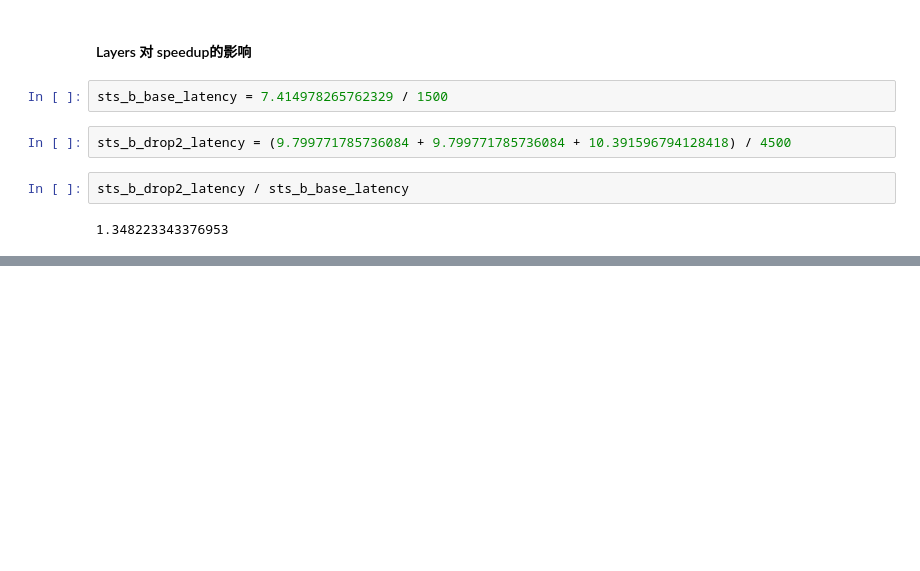
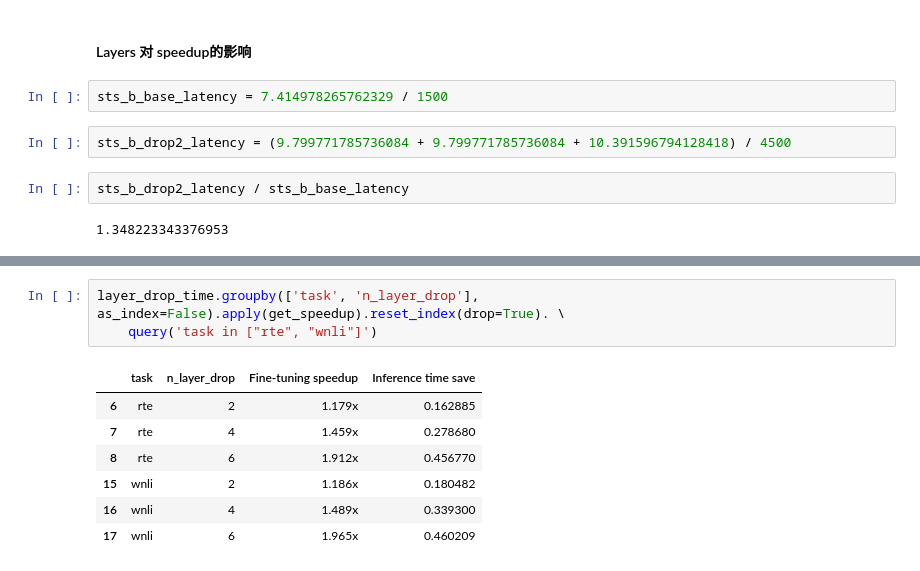
Before and after one commit to hannawong/Bert_compression, a Jupyter notebook: logs/result_cleaning.ipynb, the cells around one changed output, grey strips where cells are left out. Cells and saved outputs as stored; diff of their text form; blank space fills up the shorter version.

```diff
--- a/logs/result_cleaning.ipynb
+++ b/logs/result_cleaning.ipynb
@@ -572,0 +574,11 @@ layer_drop_time.groupby(['task', 'n_layer_drop'], as_index=False).apply(get_spee
+# %%
+layer_drop_time.groupby(['task', 'n_layer_drop'], as_index=False).apply(get_speedup).reset_index(drop=True). \
+    query('task in ["rte", "wnli"]')
+# %% [output]
+|  | task | n_layer_drop | Fine-tuning speedup | Inference time save |
+| 6 | rte | 2 | 1.179x | 0.162885 |
+| 7 | rte | 4 | 1.459x | 0.278680 |
+| 8 | rte | 6 | 1.912x | 0.456770 |
+| 15 | wnli | 2 | 1.186x | 0.180482 |
+| 16 | wnli | 4 | 1.489x | 0.339300 |
+| 17 | wnli | 6 | 1.965x | 0.460209 |
```
Also changed, not shown: parts of 1 cell of this notebook, 6 other files.
